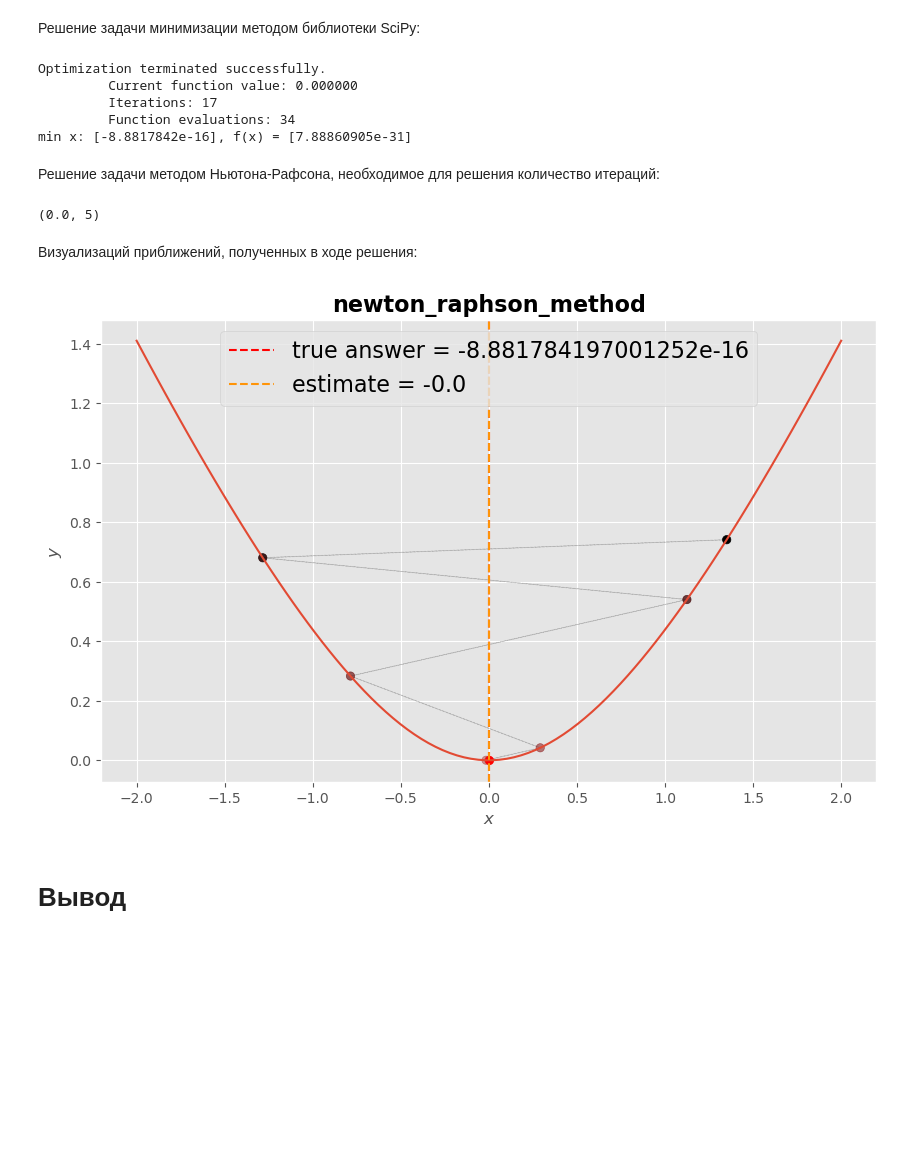
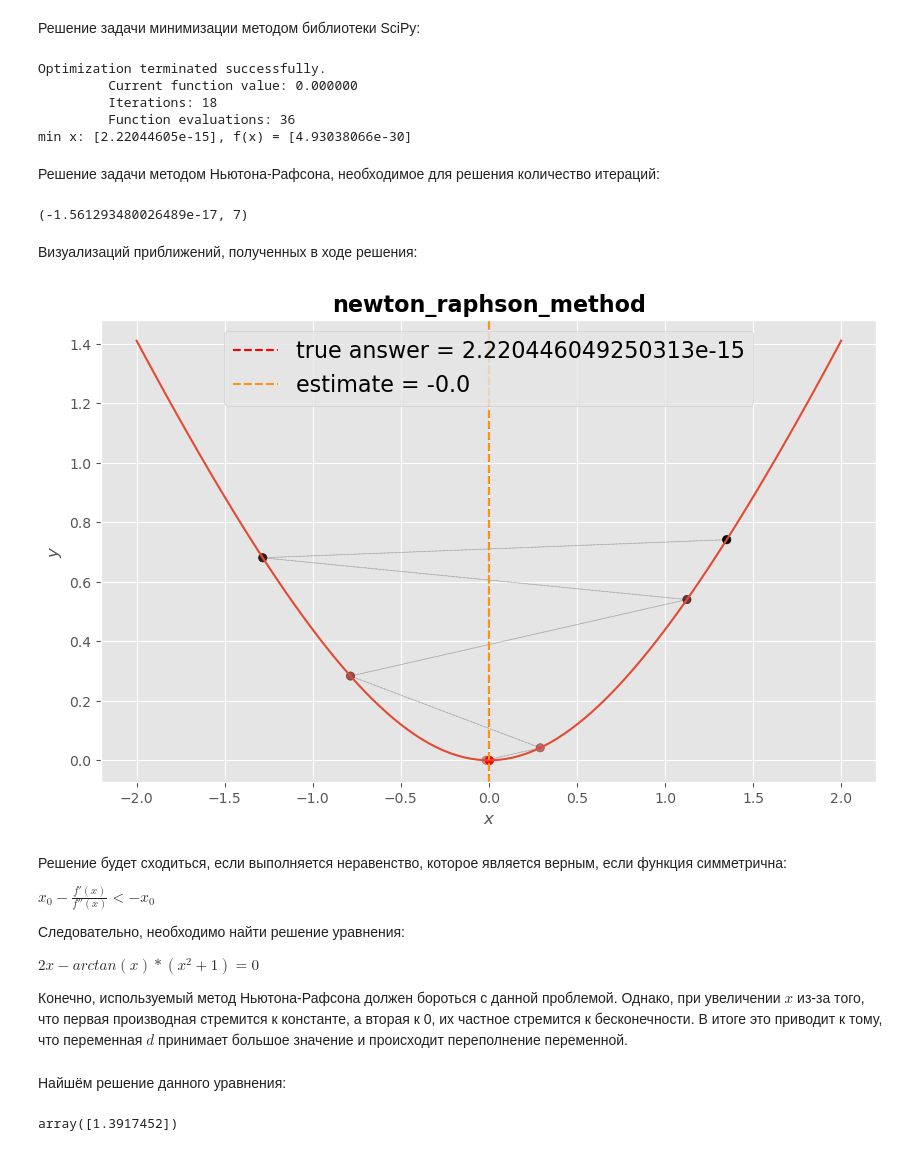
Before and after one commit to vitamin1312/Optimization, a Jupyter notebook: Lab1.ipynb, the cells around one changed output. Drawn from its saved outputs; the diff is of its cells as text; code cells hidden in the pictures; blank space fills up the shorter version.

```diff
--- a/Lab1.ipynb
+++ b/Lab1.ipynb
@@ -554,7 +610,7 @@ d2f = lambdify(x_symbol, d2f_symbol, 'numpy')
 # %%
 lower_bound = -2
 upper_bound = 2
-x_start = 1
+x_start = 1.35
 eps = 1e-4
 # %% [markdown]
 Визуализация заданной функции:
@@ -573,24 +629,32 @@ print(f'min x: {res.x}, f(x) = {f(res.x)}')
 # %% [output]
 Optimization terminated successfully.
          Current function value: 0.000000
-         Iterations: 17
-         Function evaluations: 34
-min x: [-8.8817842e-16], f(x) = [7.88860905e-31]
+         Iterations: 18
+         Function evaluations: 36
+min x: [2.22044605e-15], f(x) = [4.93038066e-30]
 # %% [markdown]
 Решение задачи методом Ньютона-Рафсона, необходимое для решения количество итераций:
 # %%
-newton_raphson_method(f, df, d2f, x_start, eps, eps)
+newton_raphson_method(f, df, d2f, x_start, eps)
 # %% [output]
-(0.0, 5)
+(-1.561293480026489e-17, 7)
 # %% [markdown]
 Визуализаций приближений, полученных в ходе решения:
 # %%
 fig, axes = plt.subplots(figsize=(10, 6))
 grid = np.linspace(lower_bound, upper_bound, 100)
 callback = LoggingCallback()
-newton_raphson_method(f, df, d2f, 1.35, eps, eps, callback=callback)
+newton_raphson_method(f, df, d2f, 1.35, eps, 0.01, callback=callback)
 plotting(np.array(axes), 0, res.x[0], callback, grid, f, 'newton_raphson_method')
 # %% [output]
-[figure, old version]
+[figure, new version]
-# %% [markdown]
-# Вывод
+# %% [markdown]
+Решение будет сходиться, если выполняется неравенство, которое является верным, если функция симметрична:
+
+$x_0 - \frac {f'(x) } {f''(x)} < -x_0$
+
+Следовательно, необходимо найти решение уравнения:
+
+$2x - arctan(x)*(x^2 + 1) = 0$
+
+Конечно, используемый метод Ньютона-Рафсона должен бороться с данной проблемой. Однако, при увеличении $x$ из-за того, что первая производная стремится к константе, а вторая к 0, их частное стремится к бесконечности. В итоге это приводит к тому, что переменная $d$ принимает большое значение и происходит переполнение переменной.
@@ -596,0 +664,7 @@ plotting(np.array(axes), 0, res.x[0], callback, grid, f, 'newton_raphson_method'
+# %% [markdown]
+Найшём решение данного уравнения:
+# %%
+root = fsolve(func, [1])
+root
+# %% [output]
+array([1.3917452])
```
Also changed, not shown: parts of 17 cells of this notebook.
